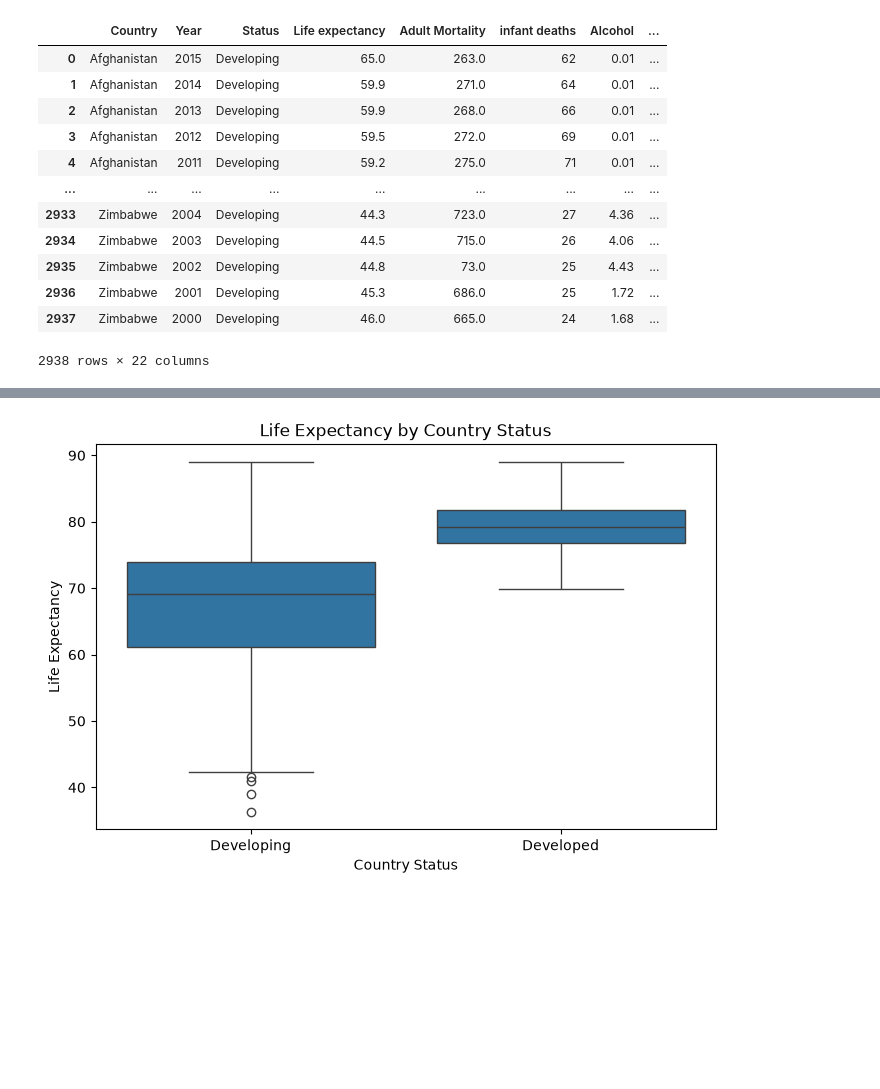
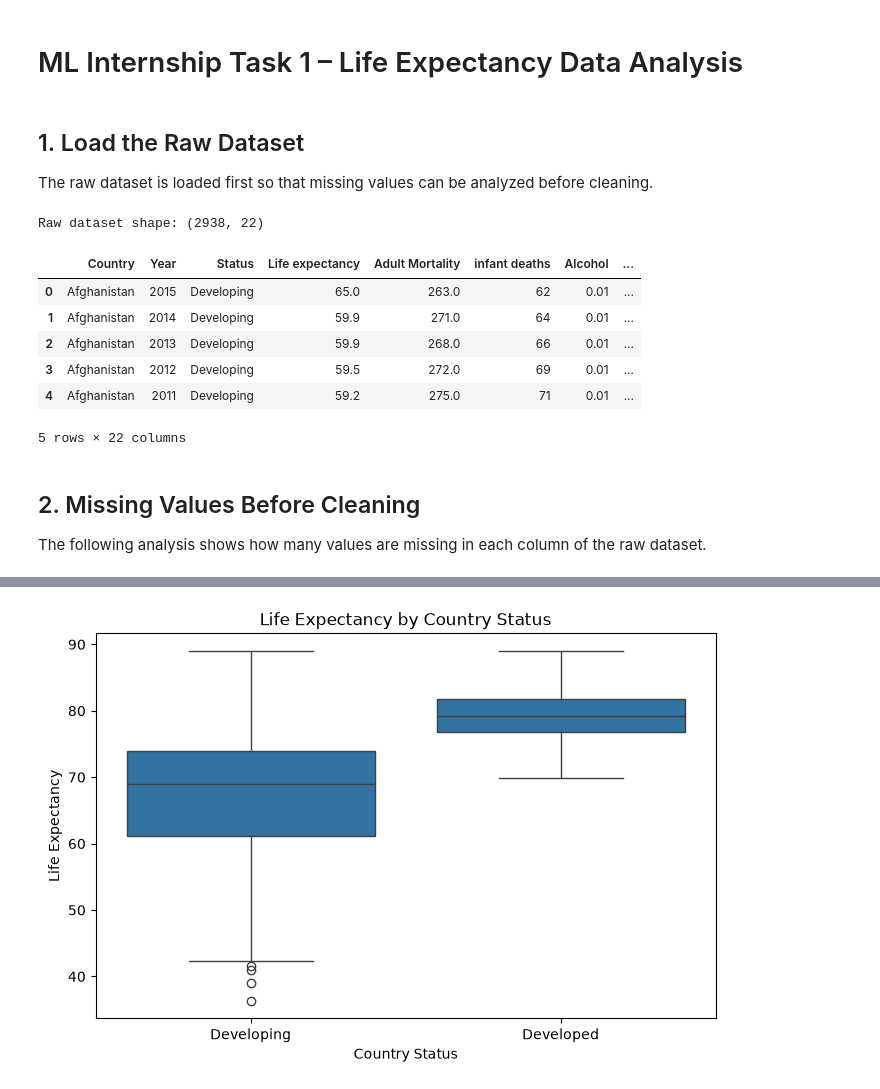
Before and after one commit to roshani-t/ML_Internship, a Jupyter notebook: notebooks/data_analysis.ipynb, the cells around one changed output, grey strips where cells are left out. Saved outputs shown, nothing was run; the diff lists cells and outputs as text; code cells hidden in the pictures; blank space fills up the shorter version.

```diff
--- a/notebooks/data_analysis.ipynb
+++ b/notebooks/data_analysis.ipynb
@@ -3 +1,3 @@
+# %% [markdown]
+# ML Internship Task 1 – Life Expectancy Data Analysis
 # %%
@@ -12,17 +9,26 @@ df = pd.read_csv("../data/cleaned_life_expectancy.csv")
-# %%
-# show data set
-df
-# %% [output]
-|  | Country | Year | Status | Life expectancy | Adult Mortality | infant deaths | Alcohol | ... |
-| 0 | Afghanistan | 2015 | Developing | 65.0 | 263.0 | 62 | 0.01 | ... |
-| 1 | Afghanistan | 2014 | Developing | 59.9 | 271.0 | 64 | 0.01 | ... |
-| 2 | Afghanistan | 2013 | Developing | 59.9 | 268.0 | 66 | 0.01 | ... |
-| 3 | Afghanistan | 2012 | Developing | 59.5 | 272.0 | 69 | 0.01 | ... |
-| 4 | Afghanistan | 2011 | Developing | 59.2 | 275.0 | 71 | 0.01 | ... |
-| ... | ... | ... | ... | ... | ... | ... | ... | ... |
-| 2933 | Zimbabwe | 2004 | Developing | 44.3 | 723.0 | 27 | 4.36 | ... |
-| 2934 | Zimbabwe | 2003 | Developing | 44.5 | 715.0 | 26 | 4.06 | ... |
-| 2935 | Zimbabwe | 2002 | Developing | 44.8 | 73.0 | 25 | 4.43 | ... |
-| 2936 | Zimbabwe | 2001 | Developing | 45.3 | 686.0 | 25 | 1.72 | ... |
-| 2937 | Zimbabwe | 2000 | Developing | 46.0 | 665.0 | 24 | 1.68 | ... |
-2938 rows × 22 columns
+# %% [markdown]
+## 1. Load the Raw Dataset
+
+The raw dataset is loaded first so that missing values can be analyzed before cleaning.
+# %%
+# Load the raw dataset
+df_raw = pd.read_csv("../data/LifeExpectancyData.csv")
+
+# Remove extra spaces from column names
+df_raw.columns = df_raw.columns.str.strip()
+
+print("Raw dataset shape:", df_raw.shape)
+df_raw.head()
+# %% [output]
+Raw dataset shape: (2938, 22)
+|  | Country | Year | Status | Life expectancy | Adult Mortality | infant deaths | Alcohol | ... |
+| 0 | Afghanistan | 2015 | Developing | 65.0 | 263.0 | 62 | 0.01 | ... |
+| 1 | Afghanistan | 2014 | Developing | 59.9 | 271.0 | 64 | 0.01 | ... |
+| 2 | Afghanistan | 2013 | Developing | 59.9 | 268.0 | 66 | 0.01 | ... |
+| 3 | Afghanistan | 2012 | Developing | 59.5 | 272.0 | 69 | 0.01 | ... |
+| 4 | Afghanistan | 2011 | Developing | 59.2 | 275.0 | 71 | 0.01 | ... |
+5 rows × 22 columns
+# %% [markdown]
+## 2. Missing Values Before Cleaning
+
+The following analysis shows how many values are missing in each column of the raw dataset.
```
Also changed, not shown: parts of 20 cells of this notebook, 4 other files.
